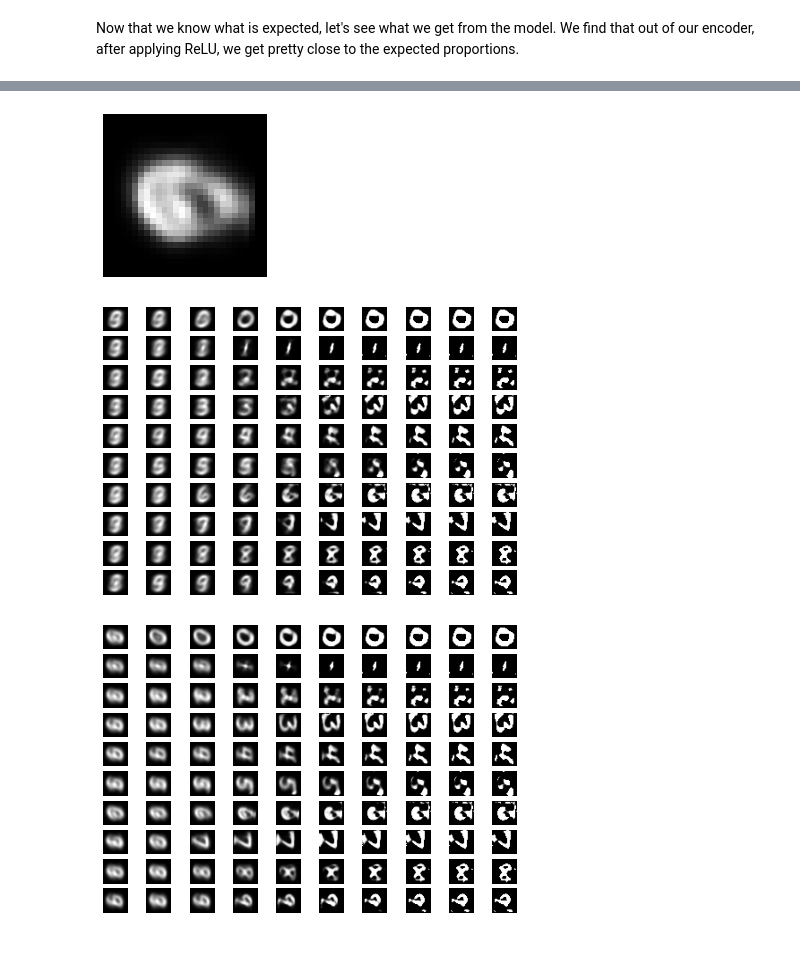
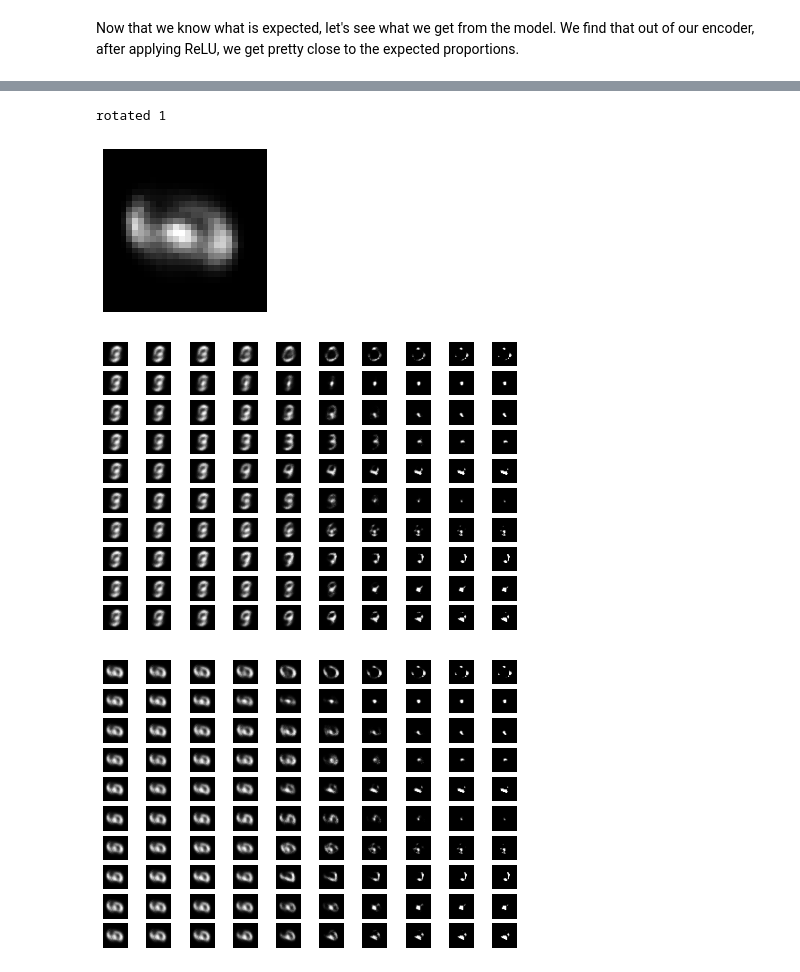
Before and after one commit to suraj-adewale/sc_bulk_ood, a Jupyter notebook: experiments/DIVA_stacked_mnist.ipynb, the cells around one changed output, grey strips where cells are left out. Drawn from its saved outputs; the diff is of its cells as text; code cells hidden in the pictures.

```diff
--- a/experiments/DIVA_stacked_mnist.ipynb
+++ b/experiments/DIVA_stacked_mnist.ipynb
@@ -686,17 +577,30 @@ print(label_train[200000])
 # %% [markdown]
 Now that we know what is expected, let's see what we get from the model. We find that out of our encoder, after applying ReLU, we get pretty close to the expected proportions.
 # %%
-encoded_X0 = encoder.predict([X_full_train[0].reshape((1, 784)), label_train[0].reshape((1,2))])
-print(f"1-hot encoded condition vector: {Y_full_train[0]}")
+plot_idx = 0
+
+z_slack, mu_prop, z_rot = encoder.predict(X_full_train, batch_size=250)
+encoded_X0 = mu_prop[plot_idx]
+rotated_vec = z_rot[plot_idx]
+print(f"1-hot encoded condition vector: {Y_full_train[plot_idx]}")
 encoded_X0[encoded_X0<0] = 0
 print(f"output from encoder (ReLU applied): {encoded_X0}")
-print(f"expected MNIST proportions: {label_train[0]}")
 
-encoded_X0 = encoder.predict([X_full_train[200000].reshape((1, 784)), label_train[200000].reshape((1,2))])
-print(f"1-hot encoded condition vector: {Y_full_train[200000]}")
+print(f"rotation: {label_train[plot_idx]}")
+rotated_vec[rotated_vec<0] = 0
+print(f"output from encoder (ReLU applied): {rotated_vec}")
+
+
+encoded_X0 = mu_prop[200000+plot_idx]
+rotated_vec = z_rot[200000+plot_idx]
+
+print(f"1-hot encoded condition vector: {Y_full_train[200000+plot_idx]}")
 print(f"output from encoder (no ReLU applied): {encoded_X0}")
 encoded_X0[encoded_X0<0] = 0
 print(f"output from encoder (ReLU applied): {encoded_X0}")
-print(f"expected MNIST proportions: {label_train[200000]}")
+
+print(f"rotation: {label_train[200000+plot_idx]}")
+rotated_vec[rotated_vec<0] = 0
+print(f"output from encoder (ReLU applied): {rotated_vec}")
 # %% [output]
 1-hot encoded condition vector: [0.   0.   0.   0.89 0.   0.07 0.   0.04 0.   0.  ]
@@ -792,45 +790,57 @@ max train_error: 0.053
 # %%
 
 def method_sample_z(args):
     mu, l_sigma = args
-    eps = np.random.normal(size=(m, n_z), loc=0., scale=1.)
+    eps = np.random.normal(size=(batch_size, n_z), loc=0., scale=1.)
     return mu + np.exp(l_sigma / 2) * eps
 
 def sample_digit(digit, Y_test, digit_scale, rotate):
   digit_idx = np.where(Y_test == digit)
 
   label_vec = np.array([1., 0.]).reshape((1, 2))
   if rotate:
     label_vec = np.array([0., 1.]).reshape((1, 2))
 
-  pred_input = [X_stack_test[digit_idx[0][0:250]], label_test[0:250].reshape((250, 2))]
-  test_X, test_mu, test_lsigma = prop_vae.predict(pred_input, batch_size=250)
+  pred_input = X_full_test[digit_idx[0][0:250]]
+  test_X, test_mu, test_label, test_lsigma = cls_prop_vae.predict(pred_input, batch_size=250)
 
   encoded_X0 = np.ones(10)*0.01
   encoded_X0[digit] = digit_scale
   rand_lsigma = np.random.random_integers(low = 0, high = 249)
   z_0_digit = method_sample_z([encoded_X0, test_lsigma])
   z_0_digit = z_0_digit[rand_lsigma].reshape((1,10))
   return(z_0_digit)
 
-z_0_digit = sample_digit(6, Y_test, 10, rotate=True)
+digit_img = 1
+z_0_digit = sample_digit(digit_img, Y_test, 10, rotate=True)
 plt.figure(figsize=(3, 3))
-rotate_1hot = np.array([0., 1.])
-pred_input = np.concatenate([z_0_digit[0], rotate_1hot]).reshape((1,12))
+
+# it is rotated
+rotate_1hot = np.array([0., 10.])
+
+# slack, prop, rot
+slack_sample = [0,0,0,0,0,0,0,0,0,0]
+pred_input = np.concatenate([slack_sample, z_0_digit[0], rotate_1hot]).reshape((1,22))
+
+print(f"rotated {digit_img}")
 plt.imshow(decoder.predict(pred_input).reshape(28,28), cmap = plt.cm.gray), axis('off')
 plt.show()
 # %% [output]
+rotated 1
-[figure, old version]
+[figure, new version]
 # %%
 img_it = 0
 sides = 10
+slack_sample = [0,0,0,0,0,0,0,0,0,0]
+rotate_scale = 10
 
-rotate_1hot = np.array([1., 0.])
+
+rotate_1hot = np.array([rotate_scale, 0.])
 rotate_val = False
 for i in range(0, sides):
     for j in range(0, sides):
         z_0_digit = sample_digit(i, Y_test, 2**j, rotate=rotate_val)
-        pred_input = np.concatenate([z_0_digit[0], rotate_1hot]).reshape((1,12))
+        pred_input = np.concatenate([slack_sample, z_0_digit[0], rotate_1hot]).reshape((1,22))
 
         decoded = decoder.predict(pred_input)
         subplot(sides, sides, 1 + img_it)
@@ -841,14 +851,14 @@ plt.subplots_adjust(left=0, bottom=0, right=1, top=1, wspace=0, hspace=.2)
 plt.show()
 
 
-rotate_1hot = np.array([0., 1.])
+rotate_1hot = np.array([0., rotate_scale])
 rotate_val = True
 img_it = 0
 sides = 10
 for i in range(0, sides):
     for j in range(0, sides):
         z_0_digit = sample_digit(i, Y_test, 2**j, rotate=rotate_val)
-        pred_input = np.concatenate([z_0_digit[0], rotate_1hot]).reshape((1,12))
+        pred_input = np.concatenate([slack_sample, z_0_digit[0], rotate_1hot]).reshape((1,22))
 
         decoded = decoder.predict(pred_input)
         subplot(sides, sides, 1 + img_it)
@@ -858,6 +868,6 @@ for i in range(0, sides):
 plt.subplots_adjust(left=0, bottom=0, right=1, top=1, wspace=0, hspace=.2)
 plt.show()
 # %% [output]
-[figure, old version]
+[figure, new version]
-[figure, old version]
+[figure, new version]
 # %%
```
Also changed, not shown: parts of 33 cells of this notebook.
